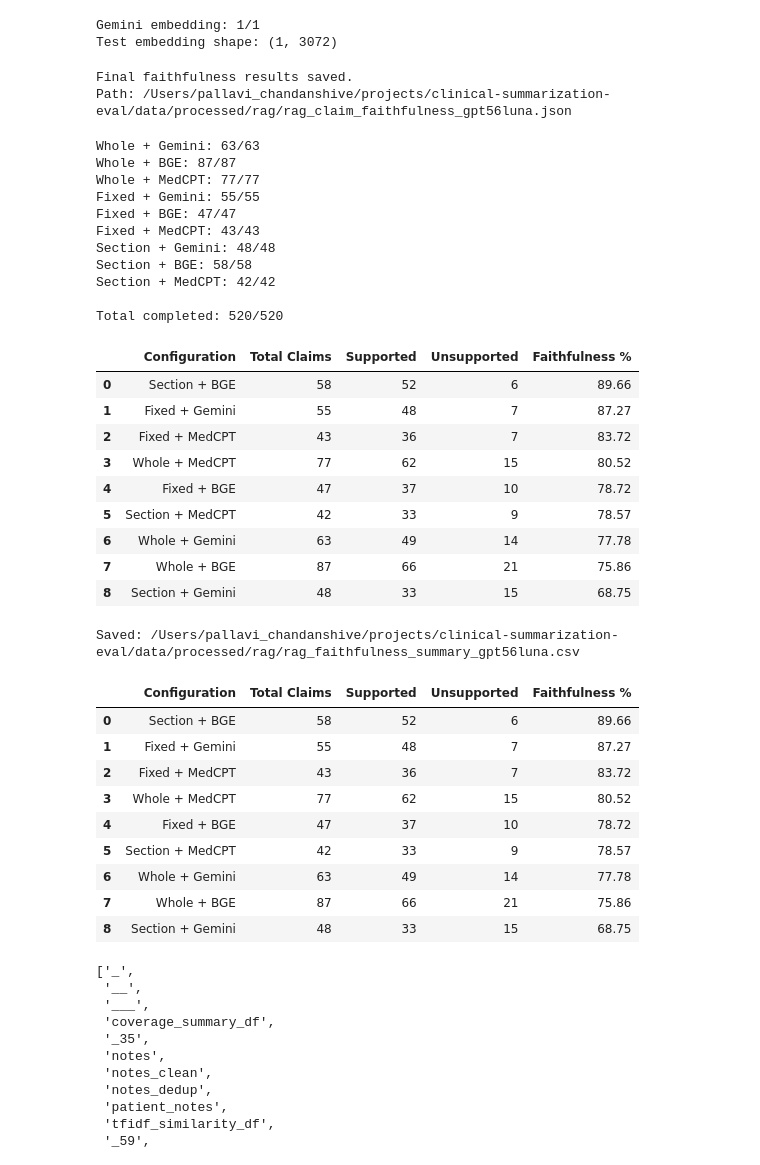
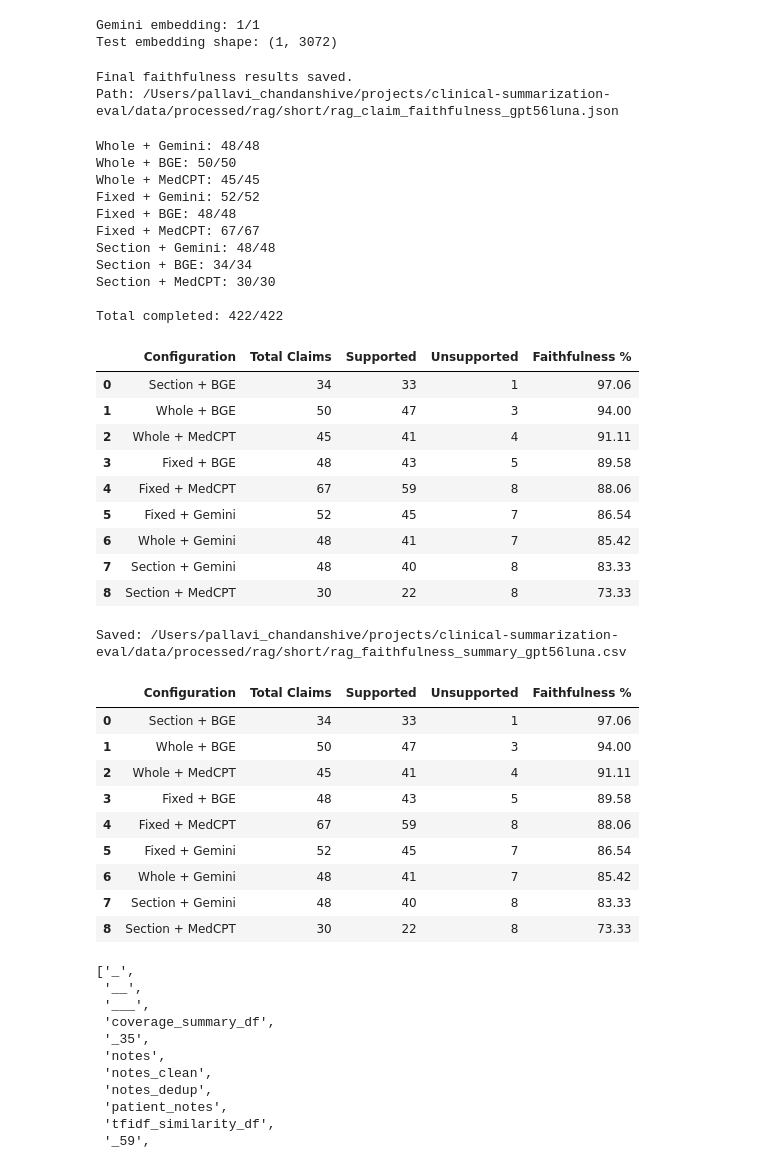
Before and after one commit to pallavi-cs-ai/clinical-summarization-eval, a Jupyter notebook: notebooks/rag/02_configuration_evaluation.ipynb, the cells around one changed output. Cells and saved outputs as stored; diff of their text form; code cells hidden in the pictures.

```diff
--- a/notebooks/rag/02_configuration_evaluation.ipynb
+++ b/notebooks/rag/02_configuration_evaluation.ipynb
@@ -2278,6 +2279,7 @@ ATOMIC_CLAIMS_PATH = (
     / "data"
     / "processed"
     / "rag"
+    / "short"
     / "rag_atomic_claims_gpt56luna.json"
 )
 
@@ -2740,6 +2737,7 @@ FAITHFULNESS_RESULTS_PATH = (
     / "data"
     / "processed"
     / "rag"
+    / "short"
     / "rag_claim_faithfulness_gpt56luna.json"
 )
 
@@ -3018,7 +3026,7 @@ print("Final faithfulness results saved.")
 print("Path:", FAITHFULNESS_RESULTS_PATH)
 # %% [output]
 Final faithfulness results saved.
-Path: /Users/pallavi_chandanshive/projects/clinical-summarization-eval/data/processed/rag/rag_claim_faithfulness_gpt56luna.json
+Path: /Users/pallavi_chandanshive/projects/clinical-summarization-eval/data/processed/rag/short/rag_claim_faithfulness_gpt56luna.json
 # %%
 # ------------------------------------------------------------
 # Verify that every extracted atomic claim has a saved
@@ -3052,17 +3060,17 @@ print(
     f"{completed_total}/{expected_total}"
 )
 # %% [output]
-Whole + Gemini: 63/63
-Whole + BGE: 87/87
-Whole + MedCPT: 77/77
-Fixed + Gemini: 55/55
-Fixed + BGE: 47/47
-Fixed + MedCPT: 43/43
+Whole + Gemini: 48/48
+Whole + BGE: 50/50
+Whole + MedCPT: 45/45
+Fixed + Gemini: 52/52
+Fixed + BGE: 48/48
+Fixed + MedCPT: 67/67
 Section + Gemini: 48/48
-Section + BGE: 58/58
-Section + MedCPT: 42/42
+Section + BGE: 34/34
+Section + MedCPT: 30/30
 
-Total completed: 520/520
+Total completed: 422/422
 # %%
 # ------------------------------------------------------------
 # Summarize claim-level faithfulness for each RAG configuration.
@@ -3123,48 +3131,49 @@ faithfulness_summary_df = (
 faithfulness_summary_df
 # %% [output]
 |  | Configuration | Total Claims | Supported | Unsupported | Faithfulness % |
-| 0 | Section + BGE | 58 | 52 | 6 | 89.66 |
-| 1 | Fixed + Gemini | 55 | 48 | 7 | 87.27 |
-| 2 | Fixed + MedCPT | 43 | 36 | 7 | 83.72 |
-| 3 | Whole + MedCPT | 77 | 62 | 15 | 80.52 |
-| 4 | Fixed + BGE | 47 | 37 | 10 | 78.72 |
-| 5 | Section + MedCPT | 42 | 33 | 9 | 78.57 |
-| 6 | Whole + Gemini | 63 | 49 | 14 | 77.78 |
-| 7 | Whole + BGE | 87 | 66 | 21 | 75.86 |
-| 8 | Section + Gemini | 48 | 33 | 15 | 68.75 |
+| 0 | Section + BGE | 34 | 33 | 1 | 97.06 |
+| 1 | Whole + BGE | 50 | 47 | 3 | 94.00 |
+| 2 | Whole + MedCPT | 45 | 41 | 4 | 91.11 |
+| 3 | Fixed + BGE | 48 | 43 | 5 | 89.58 |
+| 4 | Fixed + MedCPT | 67 | 59 | 8 | 88.06 |
+| 5 | Fixed + Gemini | 52 | 45 | 7 | 86.54 |
+| 6 | Whole + Gemini | 48 | 41 | 7 | 85.42 |
+| 7 | Section + Gemini | 48 | 40 | 8 | 83.33 |
+| 8 | Section + MedCPT | 30 | 22 | 8 | 73.33 |
 # %%
 # ------------------------------------------------------------
 # Save final configuration-level faithfulness results.
 # ------------------------------------------------------------
 
 FAITHFULNESS_SUMMARY_PATH = (
     PROJECT_ROOT
     / "data"
     / "processed"
     / "rag"
+    / "short"
     / "rag_faithfulness_summary_gpt56luna.csv"
 )
 
 faithfulness_summary_df.to_csv(
     FAITHFULNESS_SUMMARY_PATH,
     index=False
 )
 
 print("Saved:", FAITHFULNESS_SUMMARY_PATH)
 
 faithfulness_summary_df
 # %% [output]
-Saved: /Users/pallavi_chandanshive/projects/clinical-summarization-eval/data/processed/rag/rag_faithfulness_summary_gpt56luna.csv
+Saved: /Users/pallavi_chandanshive/projects/clinical-summarization-eval/data/processed/rag/short/rag_faithfulness_summary_gpt56luna.csv
 |  | Configuration | Total Claims | Supported | Unsupported | Faithfulness % |
-| 0 | Section + BGE | 58 | 52 | 6 | 89.66 |
-| 1 | Fixed + Gemini | 55 | 48 | 7 | 87.27 |
-| 2 | Fixed + MedCPT | 43 | 36 | 7 | 83.72 |
-| 3 | Whole + MedCPT | 77 | 62 | 15 | 80.52 |
-| 4 | Fixed + BGE | 47 | 37 | 10 | 78.72 |
-| 5 | Section + MedCPT | 42 | 33 | 9 | 78.57 |
-| 6 | Whole + Gemini | 63 | 49 | 14 | 77.78 |
-| 7 | Whole + BGE | 87 | 66 | 21 | 75.86 |
-| 8 | Section + Gemini | 48 | 33 | 15 | 68.75 |
+| 0 | Section + BGE | 34 | 33 | 1 | 97.06 |
+| 1 | Whole + BGE | 50 | 47 | 3 | 94.00 |
+| 2 | Whole + MedCPT | 45 | 41 | 4 | 91.11 |
+| 3 | Fixed + BGE | 48 | 43 | 5 | 89.58 |
+| 4 | Fixed + MedCPT | 67 | 59 | 8 | 88.06 |
+| 5 | Fixed + Gemini | 52 | 45 | 7 | 86.54 |
+| 6 | Whole + Gemini | 48 | 41 | 7 | 85.42 |
+| 7 | Section + Gemini | 48 | 40 | 8 | 83.33 |
+| 8 | Section + MedCPT | 30 | 22 | 8 | 73.33 |
 # %%
 # ------------------------------------------------------------
 # Show all DataFrames currently available in the notebook.
```
Also changed, not shown: parts of 24 cells of this notebook, 5 other files.
